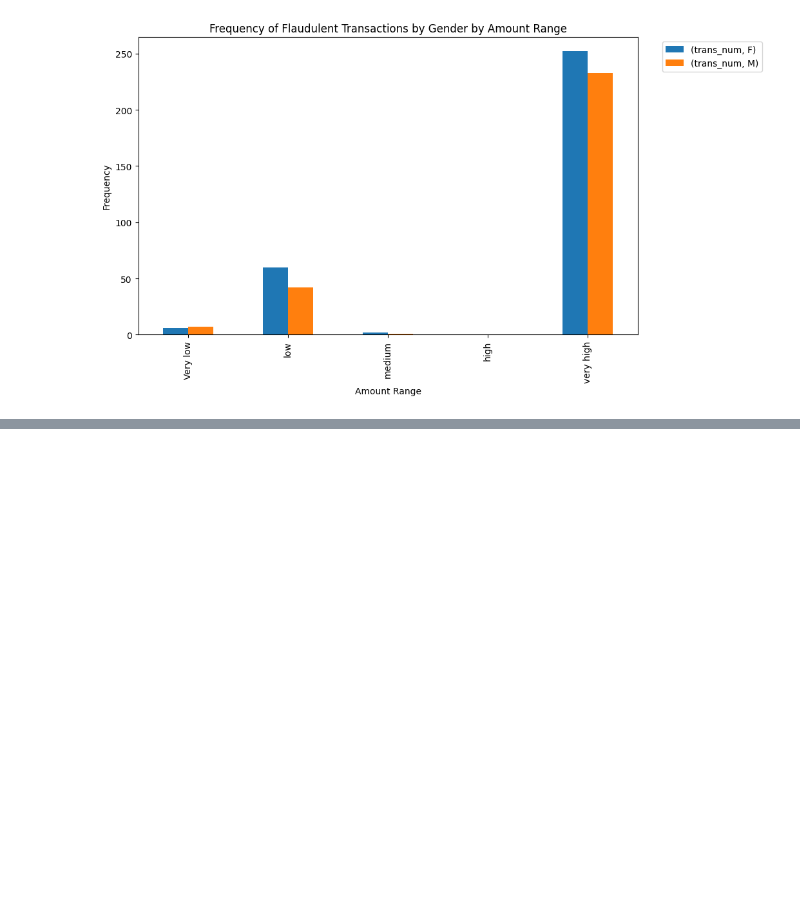
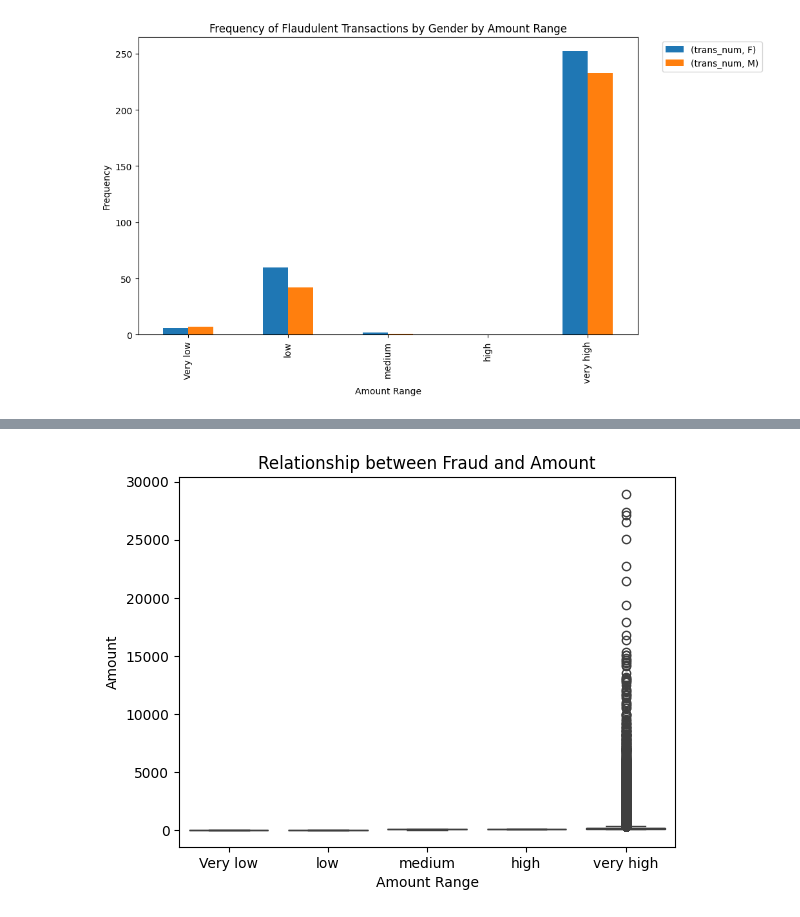
Before and after one commit to tctamedie/EventManagement, a Jupyter notebook: FraudDetectionCode.ipynb, the cells around one changed output, grey strips where cells are left out. Cells and saved outputs as stored; diff of their text form; code cells hidden in the pictures; blank space fills up the shorter version.

```diff
--- a/FraudDetectionCode.ipynb
+++ b/FraudDetectionCode.ipynb
@@ -193,0 +211,8 @@ pivot_df = pivotToBarChart(data=dangerous_city_data,indexBy=['amount_range'],
+# %%
+sns.boxplot(x='amount_range', y='amt', data=data)
+plt.title('Relationship between Fraud and Amount')
+plt.xlabel('Amount Range')
+plt.ylabel('Amount')
+plt.show()
+# %% [output]
+[figure, added]
```
Also changed, not shown: parts of 6 cells of this notebook.
